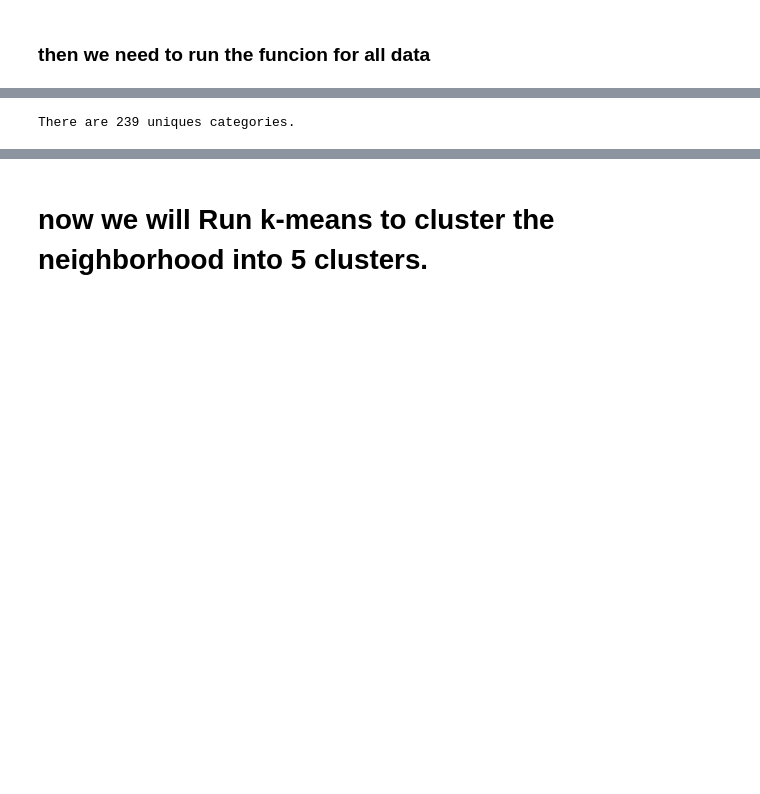
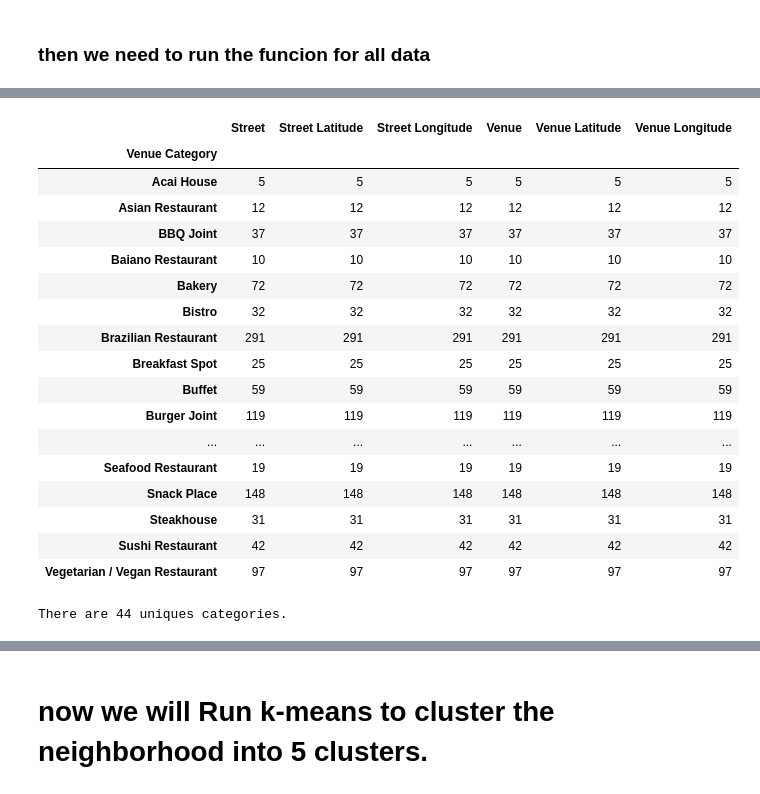
Before and after one commit to alvarokz/IBMDSCapstone, a Jupyter notebook: AlvaroIBMDSCapstoneNotebook.ipynb, the cells around one changed output, grey strips where cells are left out. Cells and saved outputs as stored; diff of their text form; code cells hidden in the pictures; blank space fills up the shorter version.

```diff
--- a/AlvaroIBMDSCapstoneNotebook.ipynb
+++ b/AlvaroIBMDSCapstoneNotebook.ipynb
@@ -179,23 +208,26 @@ CLIENT_ID = 'FEQ1C41QS2I5QE4OX15GPFSOIBUAD4V5B3P0IGVHHO4ZTYJU' # your Foursquare
 CLIENT_SECRET = 'VEUH5A2VHR2YXN2UFB4D1U23FW0DZOIEORGUHHY20TXSFH5A' # your Foursquare Secret
 VERSION = '20180605' # Foursquare API version
 # %%
-# now we will get the results using 100 venues limit and 1000 radius
+# now we will get the results using 1000 venues limit and 1000 radius, a big area but next to the neighborhood
 
-LIMIT = 100 # limit of number of venues returned by Foursquare API
+LIMIT = 1000 # limit of number of venues returned by Foursquare API
 
 
 radius = 1000 # define radius
 
+categoryId = '4d4b7105d754a06374d81259' # filter to bring back only food main category, and the subcategorys
 
 # create URL
-url = 'https://api.foursquare.com/v2/venues/explore?&client_id={}&client_secret={}&v={}&ll={},{}&radius={}&limit={}'.format(
+url = 'https://api.foursquare.com/v2/venues/explore?&categoryId=4d4b7105d754a06374d81259&client_id={}&client_secret={}&v={}&ll={},{}&radius={}&limit={}&categories={}'.format(
     CLIENT_ID,
     CLIENT_SECRET,
     VERSION,
-    neighborhood_latitude,
-    neighborhood_longitude,
+    latitude,
+    longitude,
     radius,
-    LIMIT)
+    LIMIT,
+    categoryId,
+    )
 # %%
 results = requests.get(url).json() #get the results of the call of url
 # %%
@@ -323,5 +316,27 @@ toronto_venues.groupby('Neighborhood').count()
+# %%
+#let's count the Categorys by streets, to explore how to use the data
+bh_venues.groupby('Venue Category').count()
+# %% [output]
+|  | Street | Street Latitude | Street Longitude | Venue | Venue Latitude | Venue Longitude |
+| Venue Category |  |  |  |  |  |  |
+| Acai House | 5 | 5 | 5 | 5 | 5 | 5 |
+| Asian Restaurant | 12 | 12 | 12 | 12 | 12 | 12 |
+| BBQ Joint | 37 | 37 | 37 | 37 | 37 | 37 |
+| Baiano Restaurant | 10 | 10 | 10 | 10 | 10 | 10 |
+| Bakery | 72 | 72 | 72 | 72 | 72 | 72 |
+| Bistro | 32 | 32 | 32 | 32 | 32 | 32 |
+| Brazilian Restaurant | 291 | 291 | 291 | 291 | 291 | 291 |
+| Breakfast Spot | 25 | 25 | 25 | 25 | 25 | 25 |
+| Buffet | 59 | 59 | 59 | 59 | 59 | 59 |
+| Burger Joint | 119 | 119 | 119 | 119 | 119 | 119 |
+| ... | ... | ... | ... | ... | ... | ... |
+| Seafood Restaurant | 19 | 19 | 19 | 19 | 19 | 19 |
+| Snack Place | 148 | 148 | 148 | 148 | 148 | 148 |
+| Steakhouse | 31 | 31 | 31 | 31 | 31 | 31 |
+| Sushi Restaurant | 42 | 42 | 42 | 42 | 42 | 42 |
+| Vegetarian / Vegan Restaurant | 97 | 97 | 97 | 97 | 97 | 97 |
 # %%
 #Let's find out how many unique categories can be curated from all the returned venues
-print('There are {} uniques categories.'.format(len(toronto_venues['Venue Category'].unique())))
+print('There are {} uniques categories.'.format(len(bh_venues['Venue Category'].unique())))
 # %% [output]
-There are 239 uniques categories.
+There are 44 uniques categories.
```
Also changed, not shown: parts of 47 cells of this notebook.
